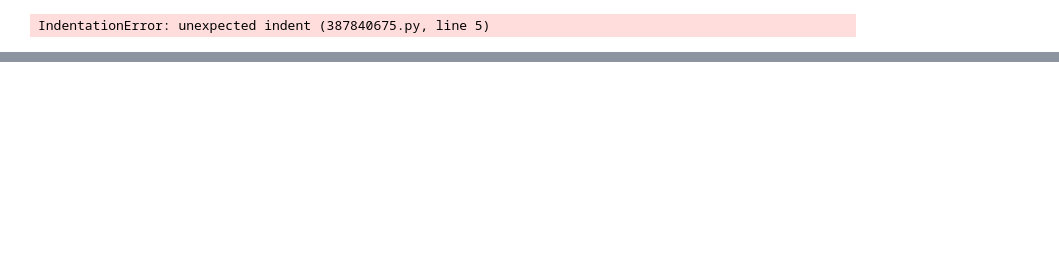
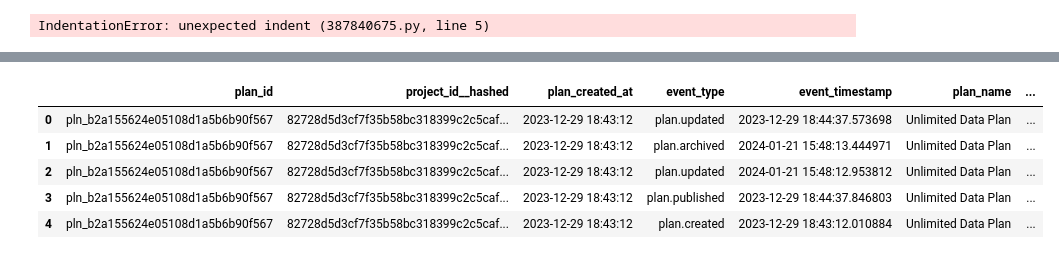
Before and after one commit to Robertoarce/gigs-sql, a Jupyter notebook: analysis.ipynb, the cells around one changed output, grey strips where cells are left out. Drawn from its saved outputs; the diff is of its cells as text; code cells hidden in the pictures; blank space fills up the shorter version.

```diff
--- a/analysis.ipynb
+++ b/analysis.ipynb
@@ -362,0 +496,15 @@ IndentationError: unexpected indent (387840675.py, line 5)
+# %%
+%%sql
+
+# example of a subscription with multiple plans
+select
+*
+from plan_events
+limit 5
+# %% [output]
+|  | plan_id | project_id__hashed | plan_created_at | event_type | event_timestamp | plan_name | ... |
+| 0 | pln_b2a155624e05108d1a5b6b90f567 | 82728d5d3cf7f35b58bc318399c2c5caf... | 2023-12-29 18:43:12 | plan.updated | 2023-12-29 18:44:37.573698 | Unlimited Data Plan | ... |
+| 1 | pln_b2a155624e05108d1a5b6b90f567 | 82728d5d3cf7f35b58bc318399c2c5caf... | 2023-12-29 18:43:12 | plan.archived | 2024-01-21 15:48:13.444971 | Unlimited Data Plan | ... |
+| 2 | pln_b2a155624e05108d1a5b6b90f567 | 82728d5d3cf7f35b58bc318399c2c5caf... | 2023-12-29 18:43:12 | plan.updated | 2024-01-21 15:48:12.953812 | Unlimited Data Plan | ... |
+| 3 | pln_b2a155624e05108d1a5b6b90f567 | 82728d5d3cf7f35b58bc318399c2c5caf... | 2023-12-29 18:43:12 | plan.published | 2023-12-29 18:44:37.846803 | Unlimited Data Plan | ... |
+| 4 | pln_b2a155624e05108d1a5b6b90f567 | 82728d5d3cf7f35b58bc318399c2c5caf... | 2023-12-29 18:43:12 | plan.created | 2023-12-29 18:43:12.010884 | Unlimited Data Plan | ... |
```
Also changed, not shown: parts of 29 cells of this notebook.
